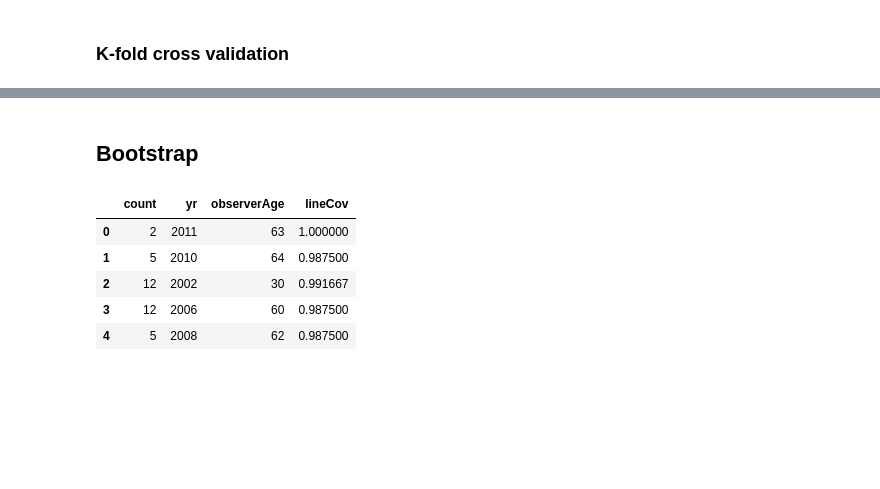
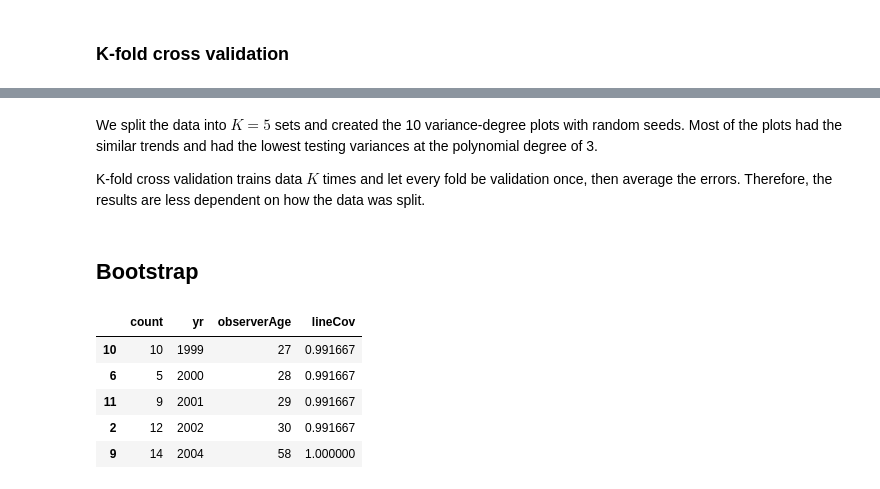
Before and after one commit to Xraaaay/lu_bern02, a Jupyter notebook: exercise/exercise05_resampling.ipynb, the cells around one changed output, grey strips where cells are left out. Cells and saved outputs as stored; diff of their text form; code cells hidden in the pictures; blank space fills up the shorter version.

```diff
--- a/exercise/exercise05_resampling.ipynb
+++ b/exercise/exercise05_resampling.ipynb
@@ -142,14 +231,19 @@ By repeating the procedure 10 times, it shows that the estimated variance can ch
+# %% [markdown]
+We split the data into $K = 5$ sets and created the 10 variance-degree plots with random seeds. Most of the plots had the similar trends and had the lowest testing variances at the polynomial degree of 3.
+
+K-fold cross validation trains data $K$ times and let every fold be validation once, then average the errors. Therefore, the results are less dependent on how the data was split.
 # %% [markdown]
 ## Bootstrap
 # %%
 # load data
 file_path_bird = "./data/bird_count.csv"
 df_bird = pd.read_csv(file_path_bird)
+df_bird = df_bird.sort_values(by="yr")
 df_bird.head()
 # %% [output]
 |  | count | yr | observerAge | lineCov |
-| 0 | 2 | 2011 | 63 | 1.000000 |
-| 1 | 5 | 2010 | 64 | 0.987500 |
+| 10 | 10 | 1999 | 27 | 0.991667 |
+| 6 | 5 | 2000 | 28 | 0.991667 |
+| 11 | 9 | 2001 | 29 | 0.991667 |
 | 2 | 12 | 2002 | 30 | 0.991667 |
-| 3 | 12 | 2006 | 60 | 0.987500 |
-| 4 | 5 | 2008 | 62 | 0.987500 |
+| 9 | 14 | 2004 | 58 | 1.000000 |
```
Also changed, not shown: parts of 16 cells of this notebook.
